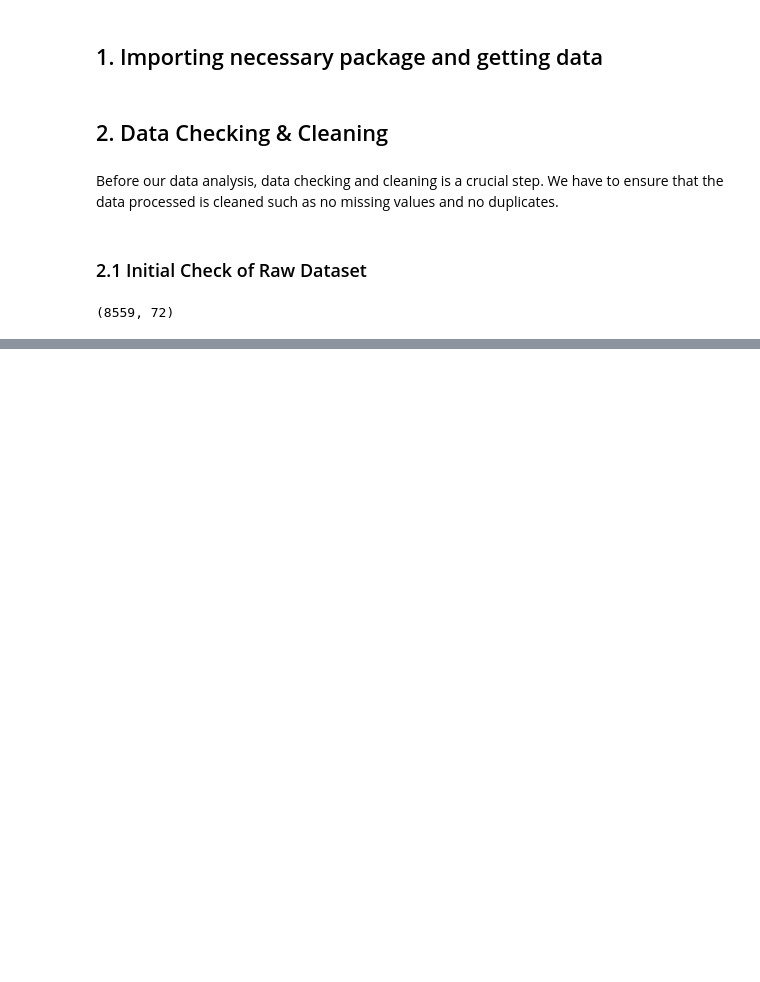
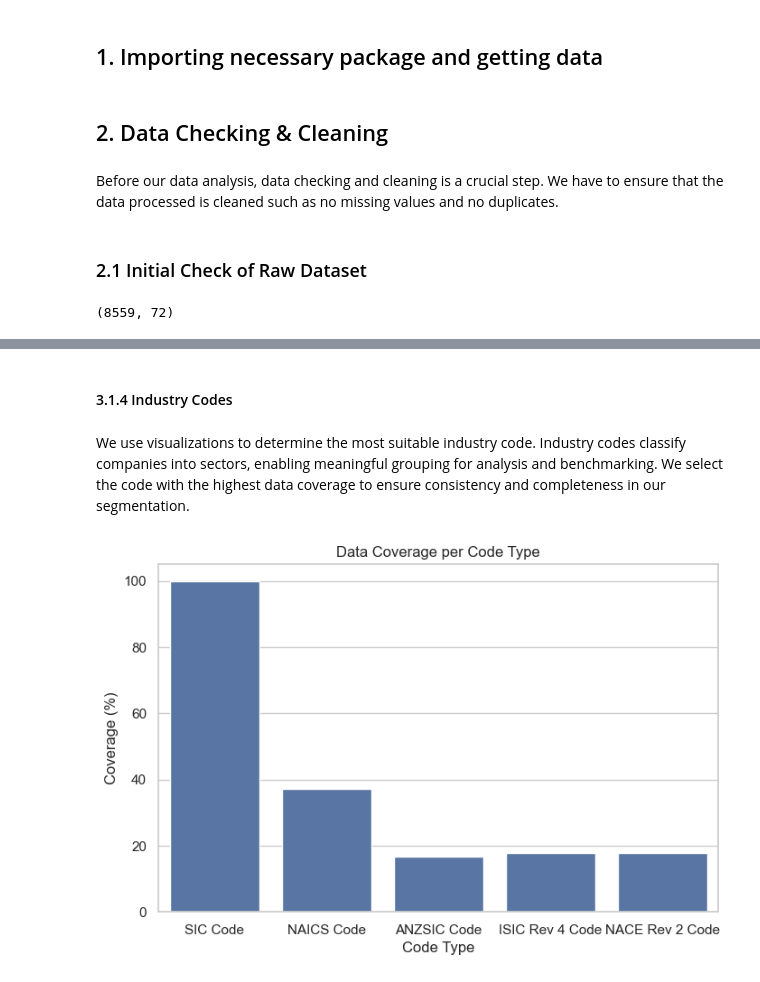
Before and after one commit to racxxhel/Corp_Intelligence, a Jupyter notebook: src/CAT_A_ACC.ipynb, the cells around one changed output, grey strips where cells are left out. Drawn from its saved outputs; the diff is of its cells as text; code cells hidden in the pictures; blank space fills up the shorter version.

```diff
--- a/src/CAT_A_ACC.ipynb
+++ b/src/CAT_A_ACC.ipynb
@@ -51,0 +119,23 @@ data.shape
+# %% [markdown]
+#### 3.1.4 Industry Codes
+# %% [markdown]
+We use visualizations to determine the most suitable industry code. Industry codes classify companies into sectors, enabling meaningful grouping for analysis and benchmarking. We select the code with the highest data coverage to ensure consistency and completeness in our segmentation.
+# %%
+code_columns = [
+    'SIC Code',
+    'NAICS Code',
+    'ANZSIC Code',
+    'ISIC Rev 4 Code',
+    'NACE Rev 2 Code'
+]
+
+coverage = (1 - data[code_columns].isna().mean()) * 100  # % of non-missing
+plt.figure(figsize=(8,5))
+sns.barplot(x=coverage.index, y=coverage.values)
+plt.ylabel('Coverage (%)')
+plt.xlabel('Code Type')
+plt.title('Data Coverage per Code Type')
+# plt.xticks(rotation=45)
+plt.show()
+# %% [output]
+[figure, added]
```
Also changed, not shown: parts of 20 cells of this notebook.
